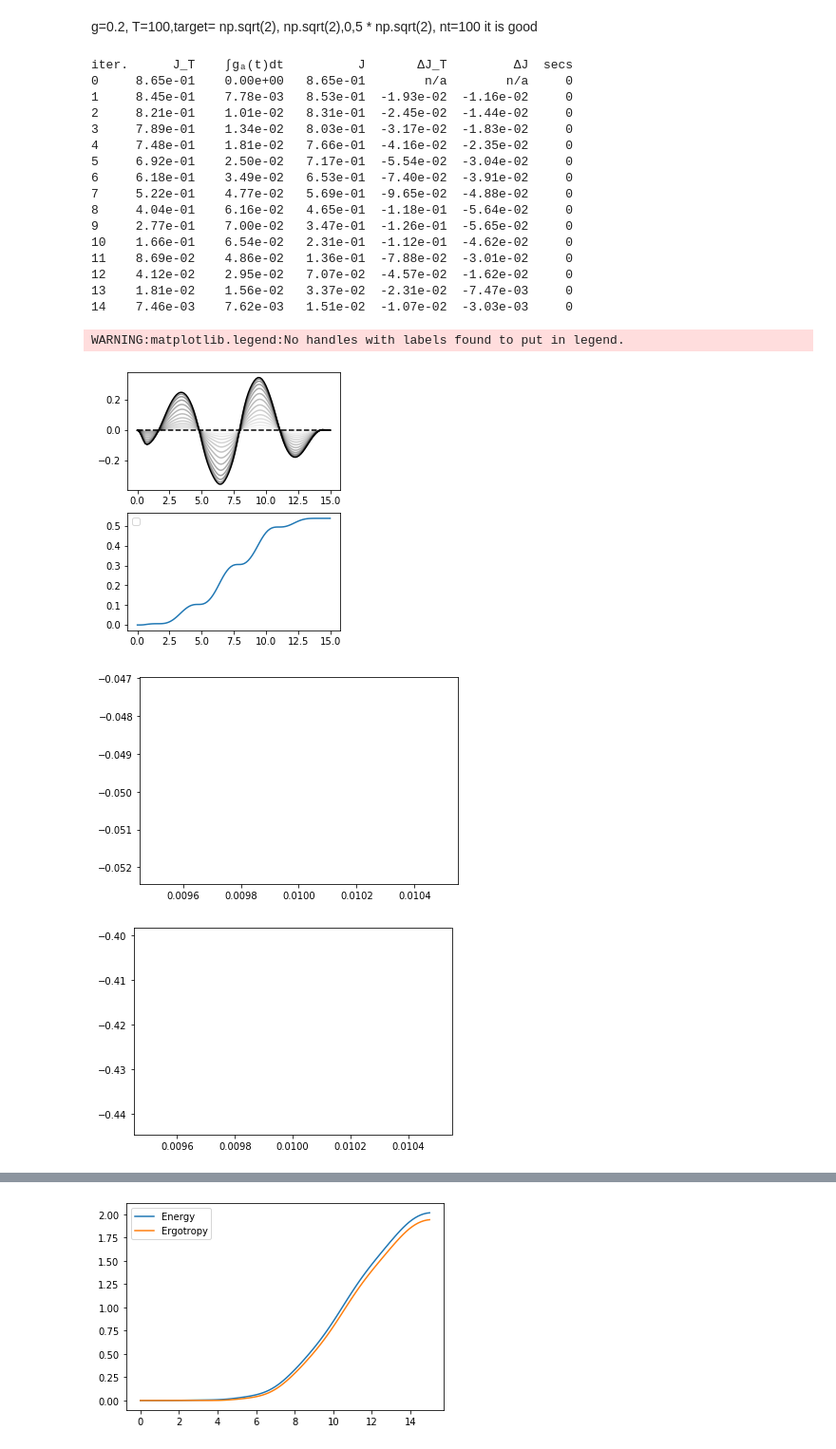
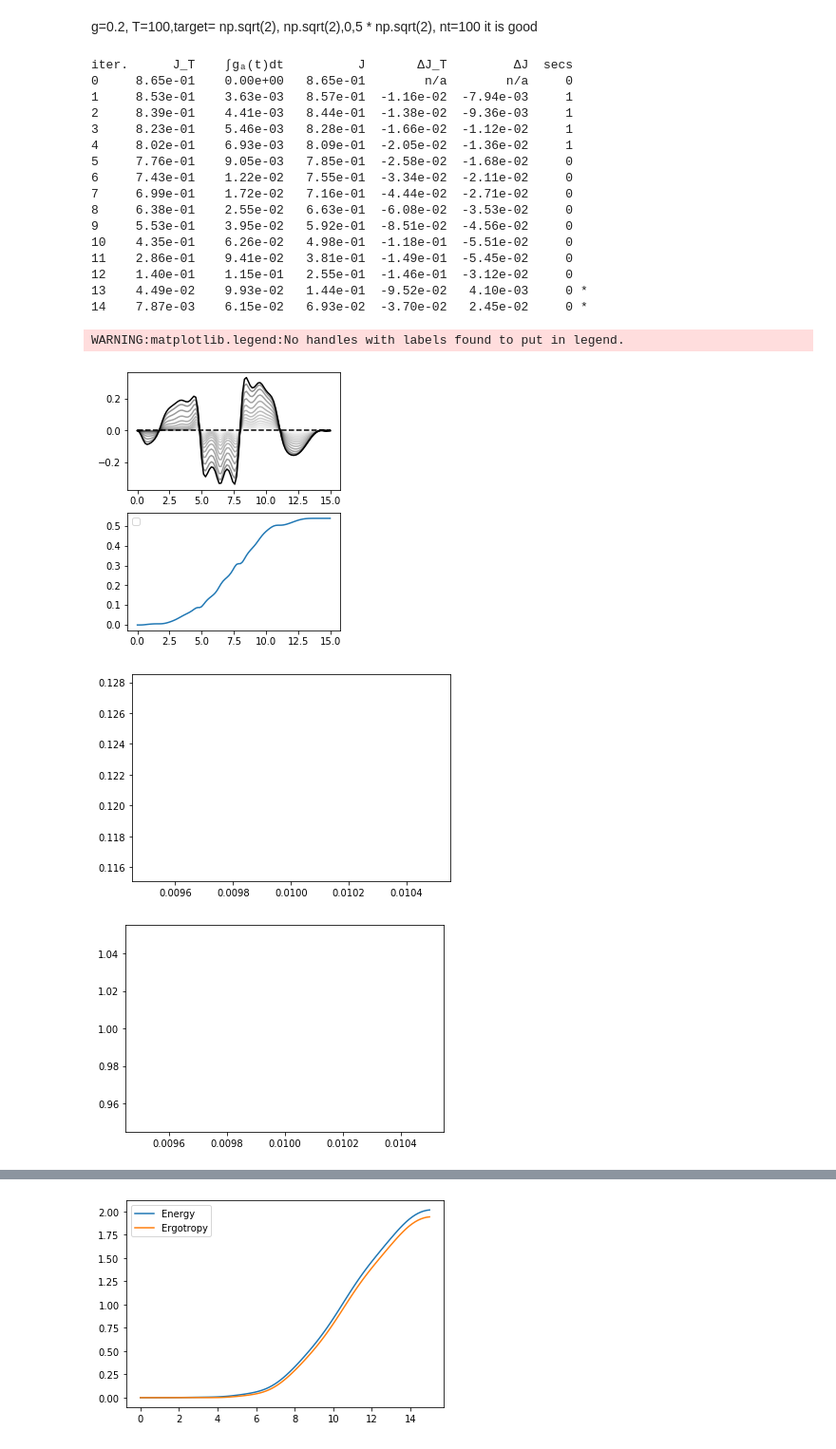
Before and after one commit to gsuarezr/krotov, a Jupyter notebook: Mixed/Linear/Gaussian(dissipation).ipynb, the cells around one changed output, grey strips where cells are left out. Shown: that part at 95% size. Drawn from its saved outputs; the diff is of its cells as text; code cells hidden in the pictures.

```diff
--- a/Mixed/Linear/Gaussian(dissipation).ipynb
+++ b/Mixed/Linear/Gaussian(dissipation).ipynb
@@ -147,7 +147,7 @@ g=0.2*omega
 T=15
 nt=100
 tlist = np.linspace(0,T, nt)
-gamma=0.05
+gamma=0.01
 Temp=np.linspace(0.01,2,1)
 
 #Nb=0
@@ -229,25 +229,27 @@ def plot_iterations(opt_result):
     plt.legend()
     plt.show(fig)
 
-def Power(vector,w0):
+def Power(vector,omega,T):
+    w0=omega
     psi=vector[0]
     Energy=np.zeros(nt)
     Ergotropy=np.zeros(nt)
     for i in range (0,nt):
         vec,covar=conversion(psi[i])
-        Energy[i]=1/2*(w0**2*np.real(covar[2,2])+np.real(covar[3,3])+w0**2*(np.real(vec[2]))**2+(np.real(vec[3]))**2)-1/2
-        D=np.real((1+2/w0*np.real(Energy[i])-w0*np.abs(np.real(vec[2])+1j*np.real(vec[3]))**2)**2-4*np.abs(w0*1/2*(np.real(covar[2,2])+np.real(vec[2])**2-1/(w0**2)*(np.real(covar[3,3])+np.real(vec[3])**2))+1j*(np.real(covar[2,3])+np.real(vec[2])*np.real(vec[3])))-w0/2*(np.real(vec[2])+1j/w0*np.real(vec[3]))**2)**2
+        Energy[i]=1/2*(w0**2*np.real(covar[2,2])+np.real(covar[3,3])+w0**2*(np.real(vec[2]))**2+(np.real(vec[3]))**2)-w0/2
+        D=np.real((1+2/w0*np.real(Energy[i])-w0*np.abs(np.real(vec[2])+1j*np.real(vec[3]))**2)**2-4*np.abs(w0*1/2*(np.real(covar[2,2])+np.real(vec[2])**2-1/(w0**2)*(np.real(covar[3,3])+np.real(vec[3])**2))+1j*(np.real(covar[2,3])+np.real(vec[2])*np.real(vec[3]))-w0/2*(np.real(vec[2])+1j/w0*np.real(vec[3]))**2)**2)
         Ergotropy[i]=np.real(Energy[i]-(np.sqrt(D)-1)/2)
     return Ergotropy[nt-1]/T
 
-def Ratio(vector,w0):
+def Ratio(vector,omega):
+    w0=omega
     psi=vector[0]
     Energy=np.zeros(nt)
     Ergotropy=np.zeros(nt)
     for i in range (0,nt):
         vec,covar=conversion(psi[i])
-        Energy[i]=1/2*(w0**2*np.real(covar[2,2])+np.real(covar[3,3])+w0**2*(np.real(vec[2]))**2+(np.real(vec[3]))**2)-1/2
-        D=np.real((1+2/w0*np.real(Energy[i])-w0*np.abs(np.real(vec[2])+1j*np.real(vec[3]))**2)**2-4*np.abs(w0*1/2*(np.real(covar[2,2])+np.real(vec[2])**2-1/(w0**2)*(np.real(covar[3,3])+np.real(vec[3])**2))+1j*(np.real(covar[2,3])+np.real(vec[2])*np.real(vec[3])))-w0/2*(np.real(vec[2])+1j/w0*np.real(vec[3]))**2)**2
+        Energy[i]=1/2*(w0**2*np.real(covar[2,2])+np.real(covar[3,3])+w0**2*(np.real(vec[2]))**2+(np.real(vec[3]))**2)-w0/2
+        D=np.real((1+2/w0*np.real(Energy[i])-w0*np.abs(np.real(vec[2])+1j*np.real(vec[3]))**2)**2-4*np.abs(w0*1/2*(np.real(covar[2,2])+np.real(vec[2])**2-1/(w0**2)*(np.real(covar[3,3])+np.real(vec[3])**2))+1j*(np.real(covar[2,3])+np.real(vec[2])*np.real(vec[3]))-w0/2*(np.real(vec[2])+1j/w0*np.real(vec[3]))**2)**2)
         Ergotropy[i]=np.real(Energy[i]-(np.sqrt(D)-1)/2)
     return Ergotropy[nt-1]/Energy[nt-1]
 
@@ -277,48 +279,49 @@ for j in range (0,len(Temp)):
 
     opt_result = krotov.optimize_pulses(
       objectives,
       pulse_options=pulse_options,
       tlist=tlist,
+      gamma=(gamma,omega,Nb),
       fieldcoupling=mu,
       propagator=krotov.propagators.expm,
       chi_constructor=krotov.functionals.chis_ss,
       info_hook=krotov.info_hooks.print_table(J_T=krotov.functionals.J_T_ss),
       check_convergence=krotov.convergence.Or(
           krotov.convergence.value_below('9e-3', name='J_T'),
           krotov.convergence.check_monotonic_error,
           #krotov.convergence.check_monotonic_fidelity,
 
       ),
         iter_stop=20,
         store_all_pulses=True,
         overlap=inte,norm=lambda x: 1
     )
     plot_iterations(opt_result)
-    power[j]=Power(opt_result.states,omega)
+    power[j]=Power(opt_result.states,omega,T)
     ratio[j]=Ratio(opt_result.states,omega)
 plt.figure()
 plt.plot(Temp,power)
 plt.figure()
 plt.plot(Temp,ratio)
 plt.show()
 # %% [output]
 iter.      J_T    ∫gₐ(t)dt          J       ΔJ_T         ΔJ  secs
 0     8.65e-01    0.00e+00   8.65e-01        n/a        n/a     0
-1     8.45e-01    7.78e-03   8.53e-01  -1.93e-02  -1.16e-02     0
-2     8.21e-01    1.01e-02   8.31e-01  -2.45e-02  -1.44e-02     0
-3     7.89e-01    1.34e-02   8.03e-01  -3.17e-02  -1.83e-02     0
-4     7.48e-01    1.81e-02   7.66e-01  -4.16e-02  -2.35e-02     0
-5     6.92e-01    2.50e-02   7.17e-01  -5.54e-02  -3.04e-02     0
-6     6.18e-01    3.49e-02   6.53e-01  -7.40e-02  -3.91e-02     0
-7     5.22e-01    4.77e-02   5.69e-01  -9.65e-02  -4.88e-02     0
-8     4.04e-01    6.16e-02   4.65e-01  -1.18e-01  -5.64e-02     0
-9     2.77e-01    7.00e-02   3.47e-01  -1.26e-01  -5.65e-02     0
-10    1.66e-01    6.54e-02   2.31e-01  -1.12e-01  -4.62e-02     0
-11    8.69e-02    4.86e-02   1.36e-01  -7.88e-02  -3.01e-02     0
-12    4.12e-02    2.95e-02   7.07e-02  -4.57e-02  -1.62e-02     0
-13    1.81e-02    1.56e-02   3.37e-02  -2.31e-02  -7.47e-03     0
-14    7.46e-03    7.62e-03   1.51e-02  -1.07e-02  -3.03e-03     0
+1     8.53e-01    3.63e-03   8.57e-01  -1.16e-02  -7.94e-03     1
+2     8.39e-01    4.41e-03   8.44e-01  -1.38e-02  -9.36e-03     1
+3     8.23e-01    5.46e-03   8.28e-01  -1.66e-02  -1.12e-02     1
+4     8.02e-01    6.93e-03   8.09e-01  -2.05e-02  -1.36e-02     1
+5     7.76e-01    9.05e-03   7.85e-01  -2.58e-02  -1.68e-02     0
+6     7.43e-01    1.22e-02   7.55e-01  -3.34e-02  -2.11e-02     0
+7     6.99e-01    1.72e-02   7.16e-01  -4.44e-02  -2.71e-02     0
+8     6.38e-01    2.55e-02   6.63e-01  -6.08e-02  -3.53e-02     0
+9     5.53e-01    3.95e-02   5.92e-01  -8.51e-02  -4.56e-02     0
+10    4.35e-01    6.26e-02   4.98e-01  -1.18e-01  -5.51e-02     0
+11    2.86e-01    9.41e-02   3.81e-01  -1.49e-01  -5.45e-02     0
+12    1.40e-01    1.15e-01   2.55e-01  -1.46e-01  -3.12e-02     0
+13    4.49e-02    9.93e-02   1.44e-01  -9.52e-02   4.10e-03     0 *
+14    7.87e-03    6.15e-02   6.93e-02  -3.70e-02   2.45e-02     0 *
 WARNING:matplotlib.legend:No handles with labels found to put in legend.
-[figure, old version]
+[figure, new version]
-[figure, old version]
+[figure, new version]
-[figure, old version]
+[figure, new version]
```
Also changed, not shown: parts of 7 cells of this notebook, 1 other file.
